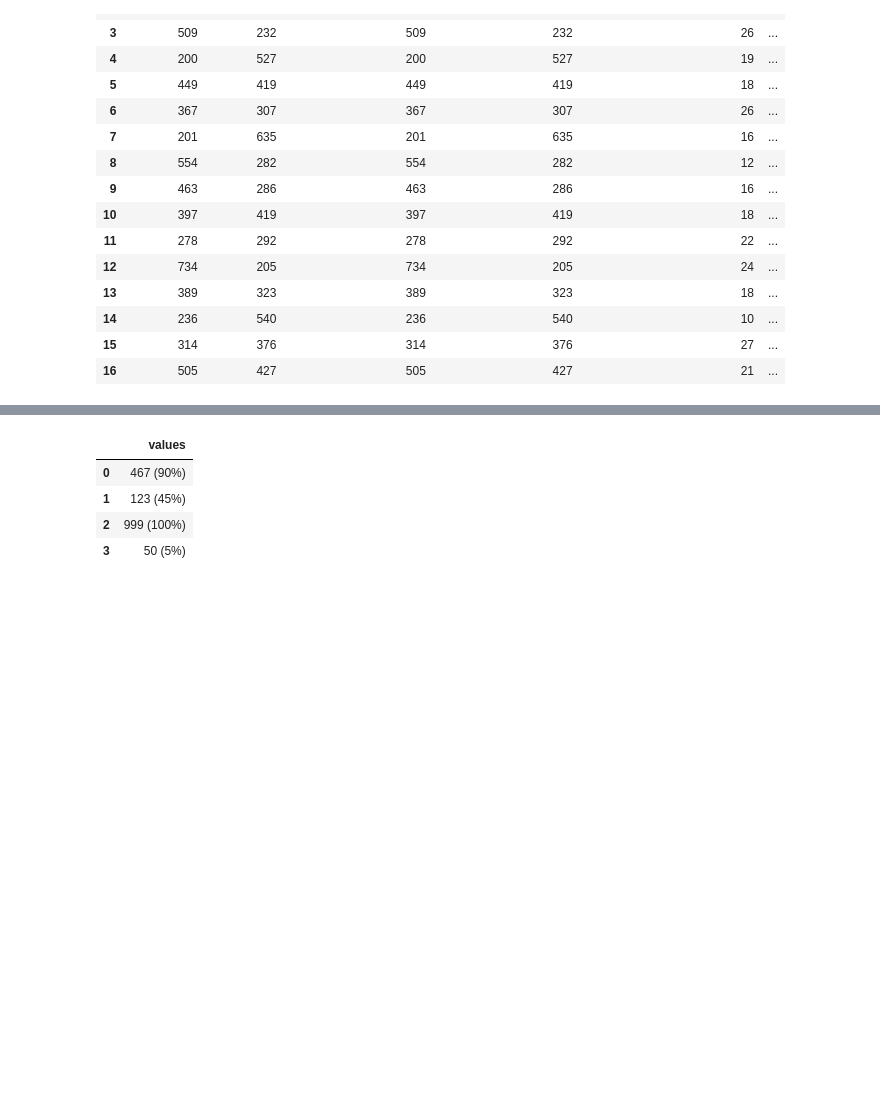
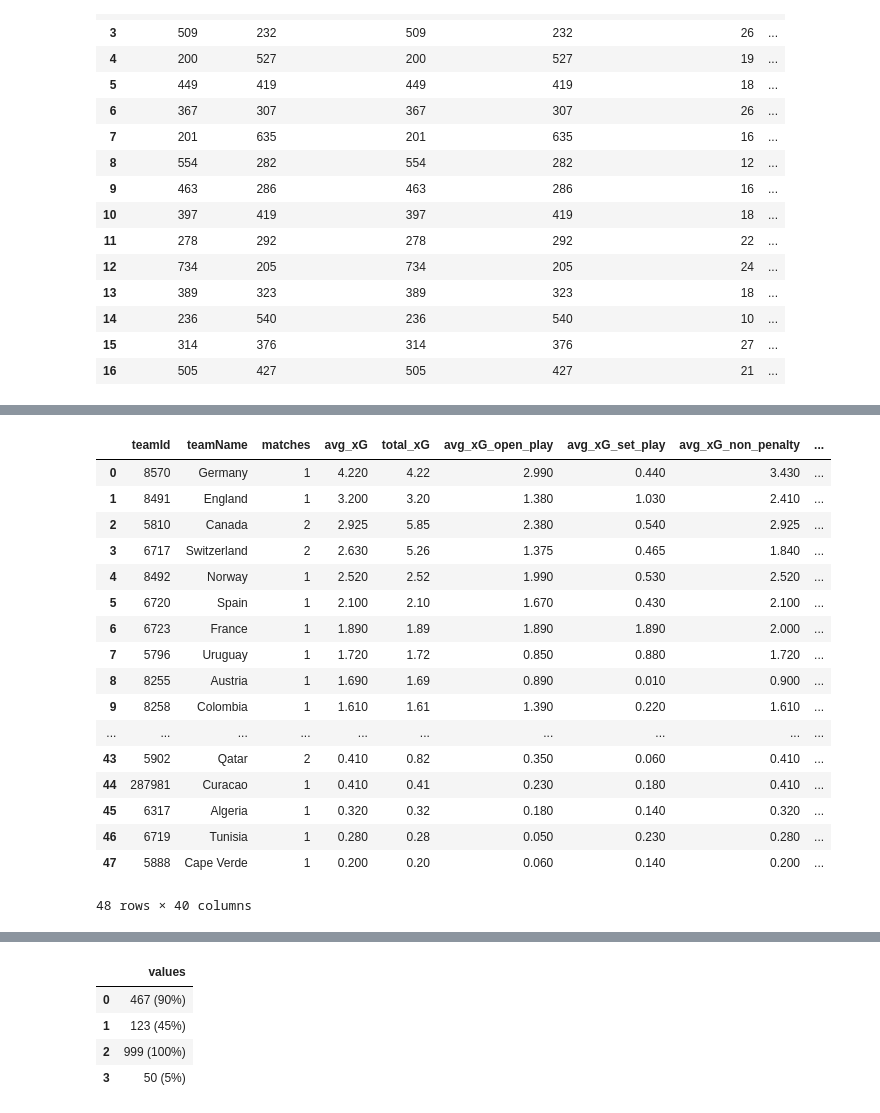
Before and after one commit to bolaxel/wcup26, a Jupyter notebook: cleaning.ipynb, the cells around one changed output, grey strips where cells are left out. Drawn from its saved outputs; the diff is of its cells as text; code cells hidden in the pictures; blank space fills up the shorter version.

Commit message:
merged df

```diff
--- a/cleaning.ipynb
+++ b/cleaning.ipynb
@@ -525,0 +504,30 @@ final_df
+# %%
+# JOIN the 4 data frames
+
+join_df = (
+    xG_mean_df
+    .merge(ball_possession_df, on=['teamId', 'teamName'], how='inner')
+    .merge(succeed_df, on=['teamId', 'teamName'], how='inner')
+    .merge(sum_df, on=['teamId', 'teamName'], how='inner')
+)
+
+join_df
+# %% [output]
+|  | teamId | teamName | matches | avg_xG | total_xG | avg_xG_open_play | avg_xG_set_play | avg_xG_non_penalty | ... |
+| 0 | 8570 | Germany | 1 | 4.220 | 4.22 | 2.990 | 0.440 | 3.430 | ... |
+| 1 | 8491 | England | 1 | 3.200 | 3.20 | 1.380 | 1.030 | 2.410 | ... |
+| 2 | 5810 | Canada | 2 | 2.925 | 5.85 | 2.380 | 0.540 | 2.925 | ... |
+| 3 | 6717 | Switzerland | 2 | 2.630 | 5.26 | 1.375 | 0.465 | 1.840 | ... |
+| 4 | 8492 | Norway | 1 | 2.520 | 2.52 | 1.990 | 0.530 | 2.520 | ... |
+| 5 | 6720 | Spain | 1 | 2.100 | 2.10 | 1.670 | 0.430 | 2.100 | ... |
+| 6 | 6723 | France | 1 | 1.890 | 1.89 | 1.890 | 1.890 | 2.000 | ... |
+| 7 | 5796 | Uruguay | 1 | 1.720 | 1.72 | 0.850 | 0.880 | 1.720 | ... |
+| 8 | 8255 | Austria | 1 | 1.690 | 1.69 | 0.890 | 0.010 | 0.900 | ... |
+| 9 | 8258 | Colombia | 1 | 1.610 | 1.61 | 1.390 | 0.220 | 1.610 | ... |
+| ... | ... | ... | ... | ... | ... | ... | ... | ... | ... |
+| 43 | 5902 | Qatar | 2 | 0.410 | 0.82 | 0.350 | 0.060 | 0.410 | ... |
+| 44 | 287981 | Curacao | 1 | 0.410 | 0.41 | 0.230 | 0.180 | 0.410 | ... |
+| 45 | 6317 | Algeria | 1 | 0.320 | 0.32 | 0.180 | 0.140 | 0.320 | ... |
+| 46 | 6719 | Tunisia | 1 | 0.280 | 0.28 | 0.050 | 0.230 | 0.280 | ... |
+| 47 | 5888 | Cape Verde | 1 | 0.200 | 0.20 | 0.060 | 0.140 | 0.200 | ... |
+48 rows × 40 columns
```
Also changed, not shown: parts of 11 cells of this notebook.
